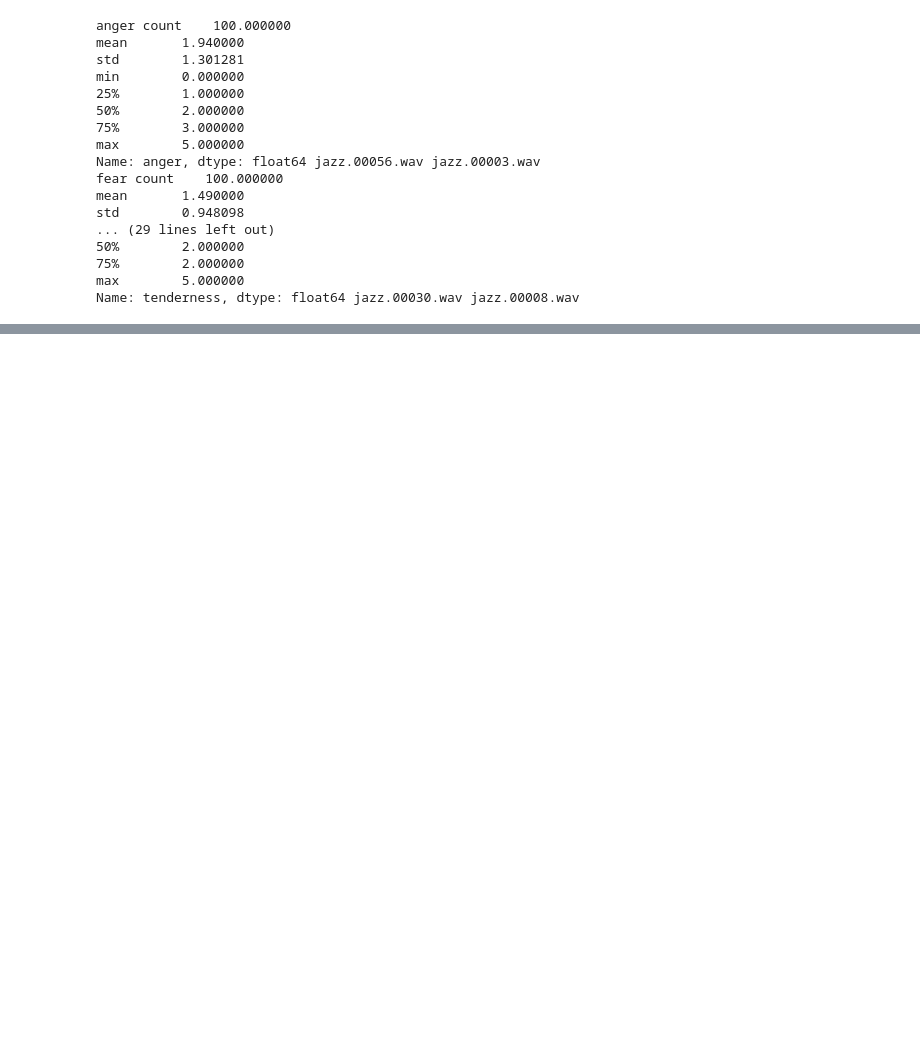
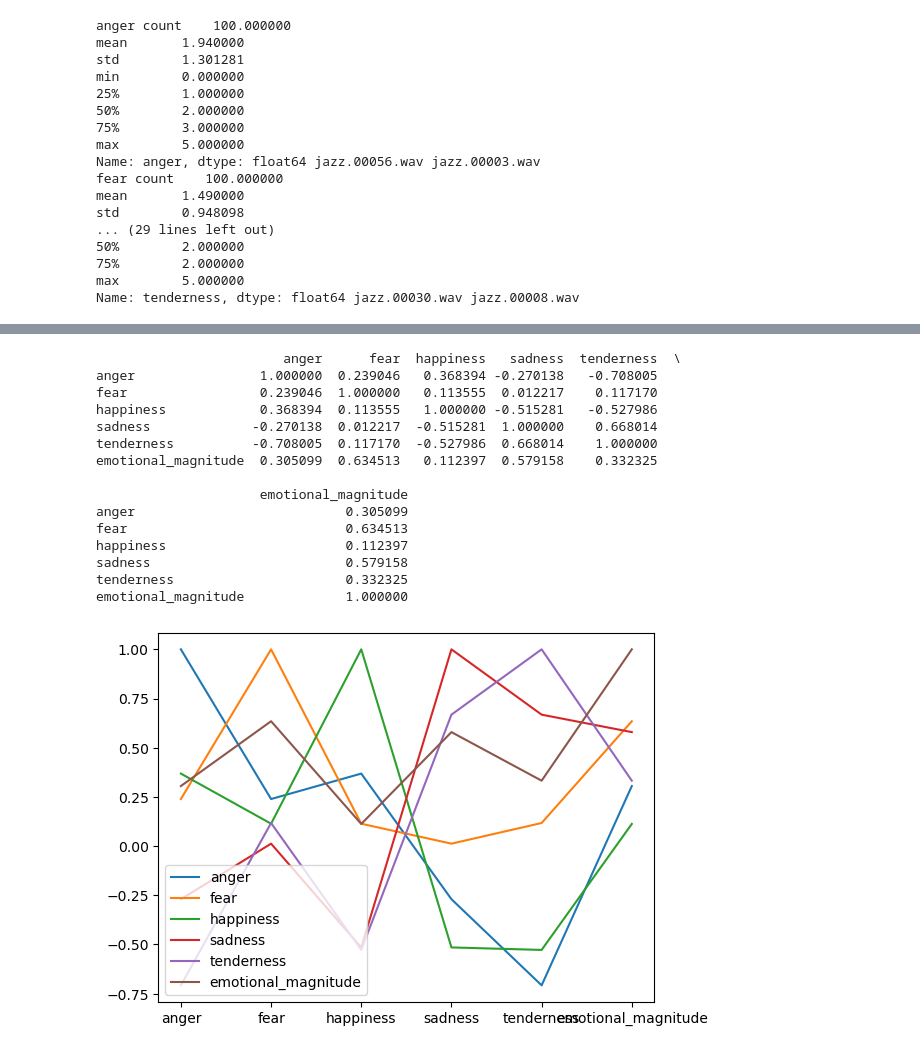
Before and after one commit to annajordanous/emovectors, a Jupyter notebook: emovec.ipynb, the cells around one changed output, grey strips where cells are left out. Saved outputs shown, nothing was run; the diff lists cells and outputs as text; code cells hidden in the pictures; blank space fills up the shorter version.

```diff
--- a/emovec.ipynb
+++ b/emovec.ipynb
@@ -400,37 +437,37 @@ def classify_emotion(track, thresholds):
     tenderness = 0
 
     # tempo: anger: fast, fear: fast, happiness: fast, sadness: slow, tenderness: slow
-    if track['tempo'] > thresholds[FAST_TEMPO]:
+    if track['tempo'] > thresholds['fast_tempo']:
         anger += 1
         fear += 1
         happiness +=1
-    elif track['tempo'] < thresholds[SLOW_TEMPO]:
+    elif track['tempo'] < thresholds['slow_tempo']:
         sadness += 1
         tenderness += 1
 
     # sound level: anger: high, fear: low, happiness: medium-high, sadness: low, tenderness: low
-    if track['loudness_mean'] > thresholds[HIGH_SOUND_LEVEL]:
+    if track['loudness_mean'] > thresholds['high_sound_level']:
         anger += 1
-    elif track['loudness_mean'] > thresholds[MEDIUM_HIGH_SOUND_LEVEL]:
+    elif track['loudness_mean'] > thresholds['medium_high_sound_level']:
         happiness += 1
-    elif track['loudness_mean'] < thresholds[LOW_SOUND_LEVEL]:
+    elif track['loudness_mean'] < thresholds['low_sound_level']:
         fear +=1
         sadness +=1
         tenderness +=1
 
     # sound level variability: anger: much, fear: much, happiness: na, sadness: little, tenderness: little
-    if track['loudness_sd'] > thresholds[MUCH_SOUND_LEVEL_VARIABILITY]:
+    if track['loudness_sd'] > thresholds['much_sound_level_variability']:
         anger += 1
         fear += 1
-    elif track['loudness_sd'] < thresholds[LITTLE_SOUND_LEVEL_VARIABILITY]:
+    elif track['loudness_sd'] < thresholds['little_sound_level_variability']:
         sadness += 1
         tenderness += 1
 
     # high-frequency energy: anger: much, fear: little, happiness: medium, sadness: little, tenderness: little
     # HIGH_FREQUENCY_ENERGY = df_emo['spectral_bandwidth_mean']
-    if track['spectral_bandwidth_mean'] > thresholds[MUCH_HIGH_FREQUENCY_ENERGY]:
+    if track['spectral_bandwidth_mean'] > thresholds['much_high_frequency_energy']:
         anger += 1
-    elif track['spectral_bandwidth_mean'] < thresholds[LITTLE_HIGH_FREQUENCY_ENERGY]:
+    elif track['spectral_bandwidth_mean'] < thresholds['little_high_frequency_energy']:
         fear += 1
         sadness += 1
         tenderness += 1
@@ -442,10 +479,10 @@ def classify_emotion(track, thresholds):
 
     # pitch variability: anger: much, fear: little, happiness: much, sadness: little, tenderness: little
     # PITCH_VARIABILITY = df_emo['pitches_sd'].
-    if track['pitches_sd'] > thresholds[MUCH_PITCH_VARIABILITY]:
+    if track['pitches_sd'] > thresholds['much_pitch_variability']:
         anger += 1
         happiness += 1
-    elif track['pitches_sd'] < thresholds[LITTLE_PITCH_VARIABILITY]:
+    elif track['pitches_sd'] < thresholds['little_pitch_variability']:
         fear += 1
         sadness += 1
         tenderness += 1
@@ -454,10 +491,10 @@ def classify_emotion(track, thresholds):
     # anger: rising, fear: rising, happiness: rising, sadness: falling, tenderness: falling
 
     # tone attacks: anger: fast, fear: na, happiness: fast, sadness: slow, tenderness: slow
-    if track['attacks_mean'] > thresholds[FAST_TONE_ATTACKS]:
+    if track['attacks_mean'] > thresholds['fast_tone_attacks']:
         anger += 1
         happiness += 1
-    elif track['attacks_mean'] < thresholds[SLOW_TONE_ATTACKS]:
+    elif track['attacks_mean'] < thresholds['slow_tone_attacks']:
         sadness += 1
         tenderness += 1
 
@@ -465,11 +502,11 @@ def classify_emotion(track, thresholds):
     # happiness: very little regularity, sadness: irregularity, tenderness: regularity
         # IRREGULARITY = df_emo['beat_times_sd'
 
-#print(LITTLE_MICROSTRUCTURAL_IRREGULARITY, MUCH_MICROSTRUCTURAL_IRREGULARITY)
-    if track['beat_times_sd'] > thresholds[MUCH_MICROSTRUCTURAL_IRREGULARITY]:
+#print('little_microstructural_irregularity', 'much_microstructural_irregularity')
+    if track['beat_times_sd'] > thresholds['much_microstructural_irregularity']:
         fear += 1
         happiness += 1
-    elif track['beat_times_sd'] < thresholds[LITTLE_MICROSTRUCTURAL_IRREGULARITY]:
+    elif track['beat_times_sd'] < thresholds['little_microstructural_irregularity']:
         tenderness += 1
     else:
         anger += 1
@@ -498,6 +535,7 @@ def calc_emo_vectors(df_emo, thresholds):
 
 df_emo_gtzan['emo_vector'] = calc_emo_vectors(df_emo_gtzan, gtzan_thresholds)
 df_emo_iv['emo_vector'] = calc_emo_vectors(df_emo_iv, iv_thresholds)
+df_emo_iv_bob['emo_vector'] = calc_emo_vectors(df_emo_iv_bob, iv_bob_thresholds)
 # %% [output]
 100 100
 6 6
@@ -518,8 +557,8 @@ def emotional_mag(emo_vector):
 
 #emotional_mag(df_emo_gtzan.loc['jazz.00000.wav']['emo_vector'])
 df_emo_gtzan['emotional_magnitude'] = df_emo_gtzan['emo_vector'].apply(emotional_mag)
-df_emo_iv['emotional_magnitude'] = df_emo_iv['emo_vector'].apply(
-    emotional_mag)
+df_emo_iv['emotional_magnitude'] = df_emo_iv['emo_vector'].apply(emotional_mag)
+df_emo_iv_bob['emotional_magnitude'] = df_emo_iv_bob['emo_vector'].apply(emotional_mag)
 # %%
 print(df_emo_gtzan['emotional_magnitude'].describe())
 print(df_emo_gtzan['emotional_magnitude'].idxmax())
@@ -637 +746,20 @@ plot_emovectors_corr(df_emo_iv)
 [figure]
+# %%
+plot_emovectors_corr(df_emo_iv_bob)
+# %% [output]
+                        anger      fear  happiness   sadness  tenderness  \
+anger                1.000000  0.239046   0.368394 -0.270138   -0.708005
+fear                 0.239046  1.000000   0.113555  0.012217    0.117170
+happiness            0.368394  0.113555   1.000000 -0.515281   -0.527986
+sadness             -0.270138  0.012217  -0.515281  1.000000    0.668014
+tenderness          -0.708005  0.117170  -0.527986  0.668014    1.000000
+emotional_magnitude  0.305099  0.634513   0.112397  0.579158    0.332325
+
+                     emotional_magnitude
+anger                           0.305099
+fear                            0.634513
+happiness                       0.112397
+sadness                         0.579158
+tenderness                      0.332325
+emotional_magnitude             1.000000
+[figure, added]
```
Also changed, not shown: parts of 15 cells of this notebook, 28 other files.
